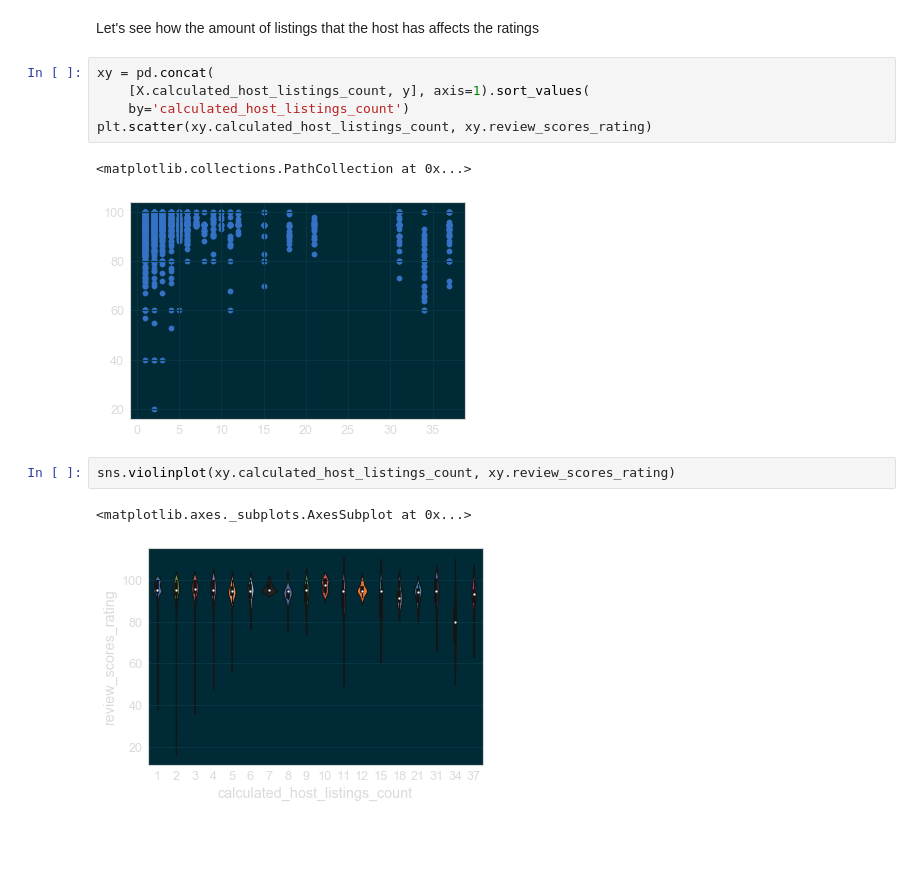
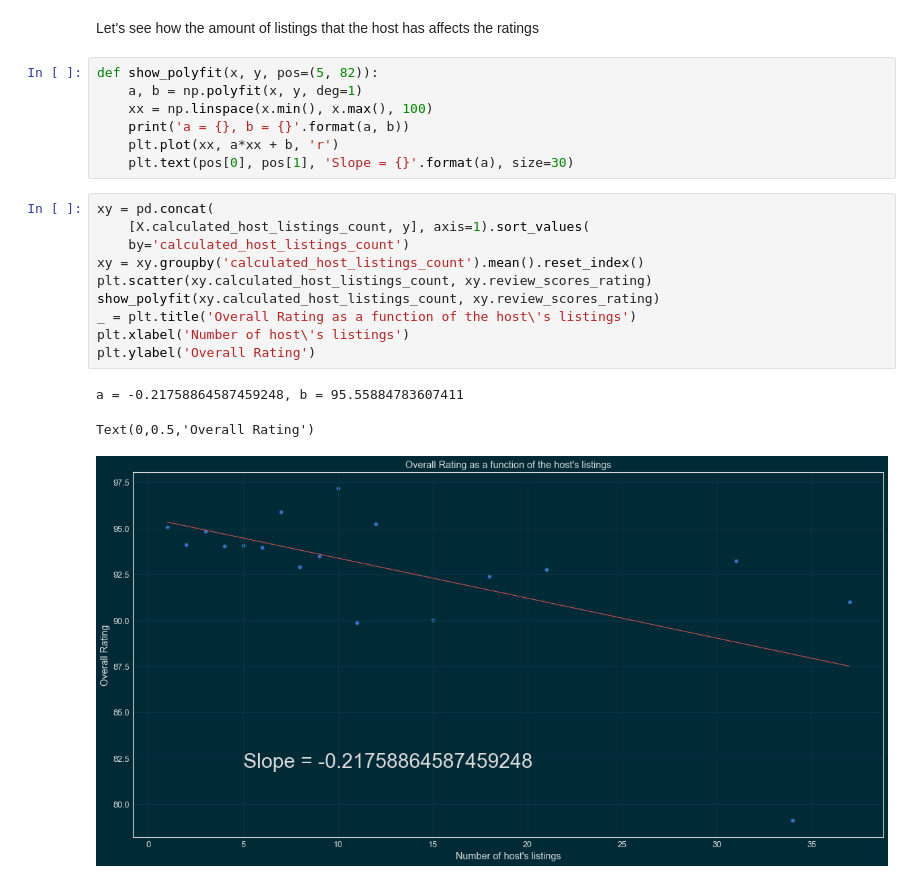
Before and after one commit to mtasende/airbnb-analysis, a Jupyter notebook: notebooks/006-mt-q3-rating-features.ipynb, the cells around one changed output. Cells and saved outputs as stored; diff of their text form; blank space fills up the shorter version.

```diff
--- a/notebooks/006-mt-q3-rating-features.ipynb
+++ b/notebooks/006-mt-q3-rating-features.ipynb
@@ -511,16 +510,24 @@ importances.sort_values(ascending=False)[:15].plot('barh')
 Clearly, the most important features have to do with the host being a superhost, and the amount of listings the host have. The features related to the reviews are not very informing. The other very important features have to do with the location, availability and price. Nothing unexpected there.
 # %% [markdown]
 Let's see how the amount of listings that the host has affects the ratings
+# %%
+def show_polyfit(x, y, pos=(5, 82)):
+    a, b = np.polyfit(x, y, deg=1)
+    xx = np.linspace(x.min(), x.max(), 100)
+    print('a = {}, b = {}'.format(a, b))
+    plt.plot(xx, a*xx + b, 'r')
+    plt.text(pos[0], pos[1], 'Slope = {}'.format(a), size=30)
 # %%
 xy = pd.concat(
     [X.calculated_host_listings_count, y], axis=1).sort_values(
     by='calculated_host_listings_count')
+xy = xy.groupby('calculated_host_listings_count').mean().reset_index()
 plt.scatter(xy.calculated_host_listings_count, xy.review_scores_rating)
+show_polyfit(xy.calculated_host_listings_count, xy.review_scores_rating)
+_ = plt.title('Overall Rating as a function of the host\'s listings')
+plt.xlabel('Number of host\'s listings')
+plt.ylabel('Overall Rating')
 # %% [output]
-<matplotlib.collections.PathCollection at 0x...>
+a = -0.21758864587459248, b = 95.55884783607411
+Text(0,0.5,'Overall Rating')
-[figure, old version]
+[figure, new version]
-# %%
-sns.violinplot(xy.calculated_host_listings_count, xy.review_scores_rating)
-# %% [output]
-<matplotlib.axes._subplots.AxesSubplot at 0x...>
-[figure, removed]
```
Also changed, not shown: parts of 24 cells of this notebook, 7 other files.
